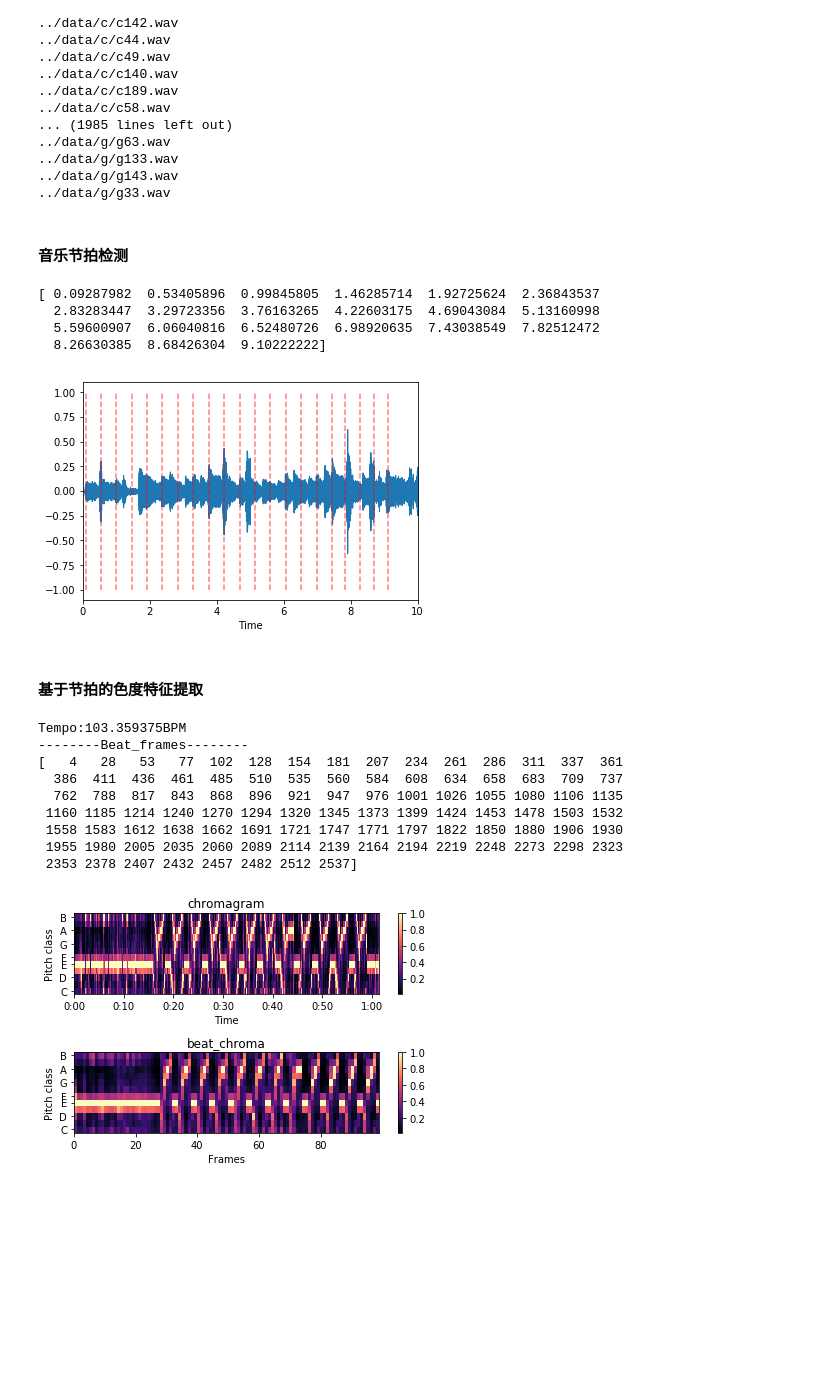
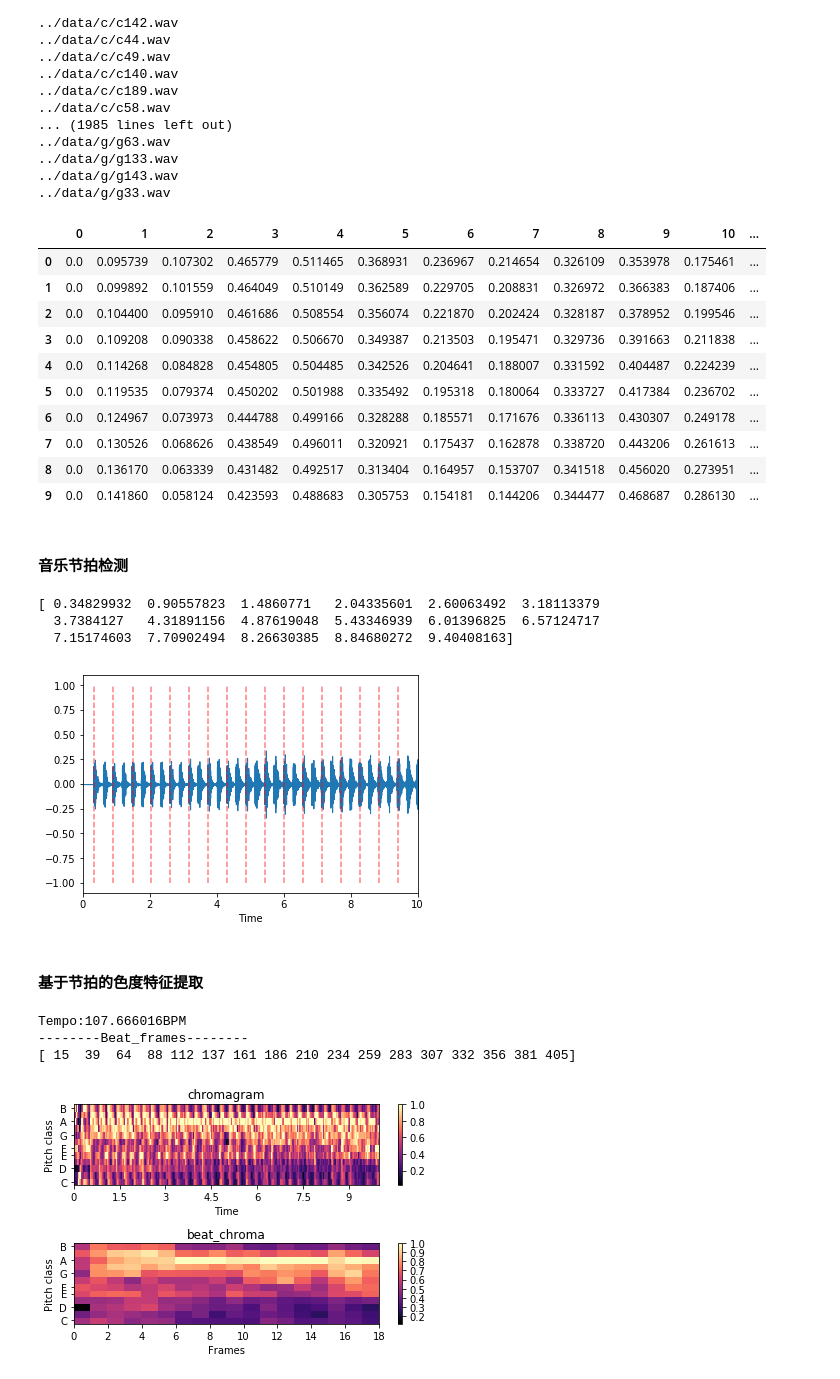
Before and after one commit to rumourcy/MIR, a Jupyter notebook: single_chord.ipynb, the cells around one changed output. Saved outputs shown, nothing was run; the diff lists cells and outputs as text; code cells hidden in the pictures; blank space fills up the shorter version.

```diff
--- a/chord recognition.ipynb
+++ b/single_chord.ipynb
@@ -118,6 +95,23 @@ extractFeature('../data')
 ../data/g/g133.wav
 ../data/g/g143.wav
 ../data/g/g33.wav
+# %%
+import pandas as pd
+
+chroma_csv = pd.read_csv('chroma_cens.csv', header=None)
+chroma_csv.head(10)
+# %% [output]
+|  | 0 | 1 | 2 | 3 | 4 | 5 | 6 | 7 | 8 | 9 | 10 | ... |
+| 0 | 0.0 | 0.095739 | 0.107302 | 0.465779 | 0.511465 | 0.368931 | 0.236967 | 0.214654 | 0.326109 | 0.353978 | 0.175461 | ... |
+| 1 | 0.0 | 0.099892 | 0.101559 | 0.464049 | 0.510149 | 0.362589 | 0.229705 | 0.208831 | 0.326972 | 0.366383 | 0.187406 | ... |
+| 2 | 0.0 | 0.104400 | 0.095910 | 0.461686 | 0.508554 | 0.356074 | 0.221870 | 0.202424 | 0.328187 | 0.378952 | 0.199546 | ... |
+| 3 | 0.0 | 0.109208 | 0.090338 | 0.458622 | 0.506670 | 0.349387 | 0.213503 | 0.195471 | 0.329736 | 0.391663 | 0.211838 | ... |
+| 4 | 0.0 | 0.114268 | 0.084828 | 0.454805 | 0.504485 | 0.342526 | 0.204641 | 0.188007 | 0.331592 | 0.404487 | 0.224239 | ... |
+| 5 | 0.0 | 0.119535 | 0.079374 | 0.450202 | 0.501988 | 0.335492 | 0.195318 | 0.180064 | 0.333727 | 0.417384 | 0.236702 | ... |
+| 6 | 0.0 | 0.124967 | 0.073973 | 0.444788 | 0.499166 | 0.328288 | 0.185571 | 0.171676 | 0.336113 | 0.430307 | 0.249178 | ... |
+| 7 | 0.0 | 0.130526 | 0.068626 | 0.438549 | 0.496011 | 0.320921 | 0.175437 | 0.162878 | 0.338720 | 0.443206 | 0.261613 | ... |
+| 8 | 0.0 | 0.136170 | 0.063339 | 0.431482 | 0.492517 | 0.313404 | 0.164957 | 0.153707 | 0.341518 | 0.456020 | 0.273951 | ... |
+| 9 | 0.0 | 0.141860 | 0.058124 | 0.423593 | 0.488683 | 0.305753 | 0.154181 | 0.144206 | 0.344477 | 0.468687 | 0.286130 | ... |
 # %% [markdown]
 #### 音乐节拍检测
 # %%
@@ -126,7 +120,7 @@ import librosa.display
 import numpy as np
 import matplotlib.pyplot as plt
 
-y, sr = librosa.load(librosa.util.example_audio_file(), duration=10)
+y, sr = librosa.load('../data/music/Queen/Queen - Flash.mp3', duration=10)
 tempo, beats = librosa.beat.beat_track(y=y, sr=sr)
 times = librosa.frames_to_time(beats, sr=sr)
 print(times)
@@ -136,11 +130,10 @@ librosa.display.waveplot(y, sr=sr)
 plt.vlines(times, -1, 1, color='r', alpha=0.5, linestyle='--', label='Beats')
 plt.show()
 # %% [output]
-[ 0.09287982  0.53405896  0.99845805  1.46285714  1.92725624  2.36843537
-  2.83283447  3.29723356  3.76163265  4.22603175  4.69043084  5.13160998
-  5.59600907  6.06040816  6.52480726  6.98920635  7.43038549  7.82512472
-  8.26630385  8.68426304  9.10222222]
+[ 0.34829932  0.90557823  1.4860771   2.04335601  2.60063492  3.18113379
+  3.7384127   4.31891156  4.87619048  5.43346939  6.01396825  6.57124717
+  7.15174603  7.70902494  8.26630385  8.84680272  9.40408163]
-[figure, old version]
+[figure, new version]
 # %% [markdown]
 #### 基于节拍的色度特征提取
 # %%
@@ -149,44 +142,38 @@ import librosa
 import librosa.display
 import matplotlib.pyplot as plt
 
-y, sr = librosa.load(librosa.util.example_audio_file())
+y, sr = librosa.load('../data/music/Queen/Queen - Flash.mp3', duration=10)
 
 hop_length = 512
 
 y_harmonic, y_percussive = librosa.effects.hpss(y)
 
 tempo, beat_frames = librosa.beat.beat_track(y=y_percussive, sr=sr)
 print('Tempo:%fBPM'%(tempo))
 print('--------Beat_frames--------')
 print(beat_frames)
 
 chromagram = librosa.feature.chroma_cqt(y=y_harmonic, sr=sr)
 plt.figure()
 plt.subplot(2,1,1)
 librosa.display.specshow(chromagram, y_axis='chroma', x_axis='time')
 plt.title('chromagram')
 plt.colorbar()
 plt.tight_layout()
 
 beat_chroma = librosa.util.sync(chromagram, beat_frames, aggregate=np.median)
 beat_times = librosa.frames_to_time(beat_frames, sr=sr)
 
 plt.subplot(2,1,2)
 librosa.display.specshow(beat_chroma, y_axis='chroma', x_axis='frames')
 plt.title('beat_chroma')
 plt.colorbar()
 plt.tight_layout()
 plt.show()
 # %% [output]
-Tempo:103.359375BPM
+Tempo:107.666016BPM
 --------Beat_frames--------
-[   4   28   53   77  102  128  154  181  207  234  261  286  311  337  361
-  386  411  436  461  485  510  535  560  584  608  634  658  683  709  737
-  762  788  817  843  868  896  921  947  976 1001 1026 1055 1080 1106 1135
- 1160 1185 1214 1240 1270 1294 1320 1345 1373 1399 1424 1453 1478 1503 1532
- 1558 1583 1612 1638 1662 1691 1721 1747 1771 1797 1822 1850 1880 1906 1930
- 1955 1980 2005 2035 2060 2089 2114 2139 2164 2194 2219 2248 2273 2298 2323
- 2353 2378 2407 2432 2457 2482 2512 2537]
+[ 15  39  64  88 112 137 161 186 210 234 259 283 307 332 356 381 405]
-[figure, old version]
+[figure, new version]
 # %%
 def load_data(data_path):
```
Also changed, not shown: parts of 4 cells of this notebook, 1 other file.
